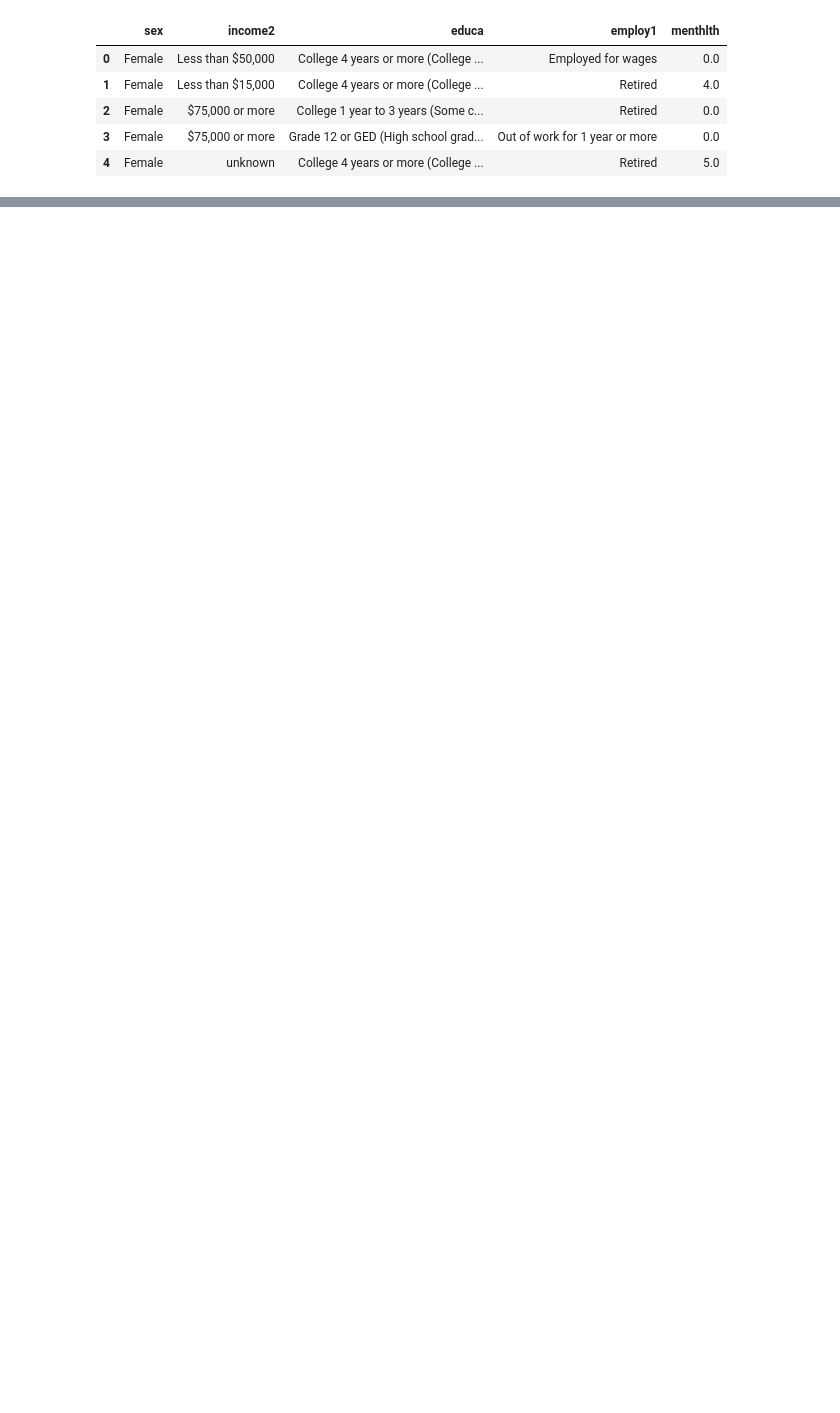
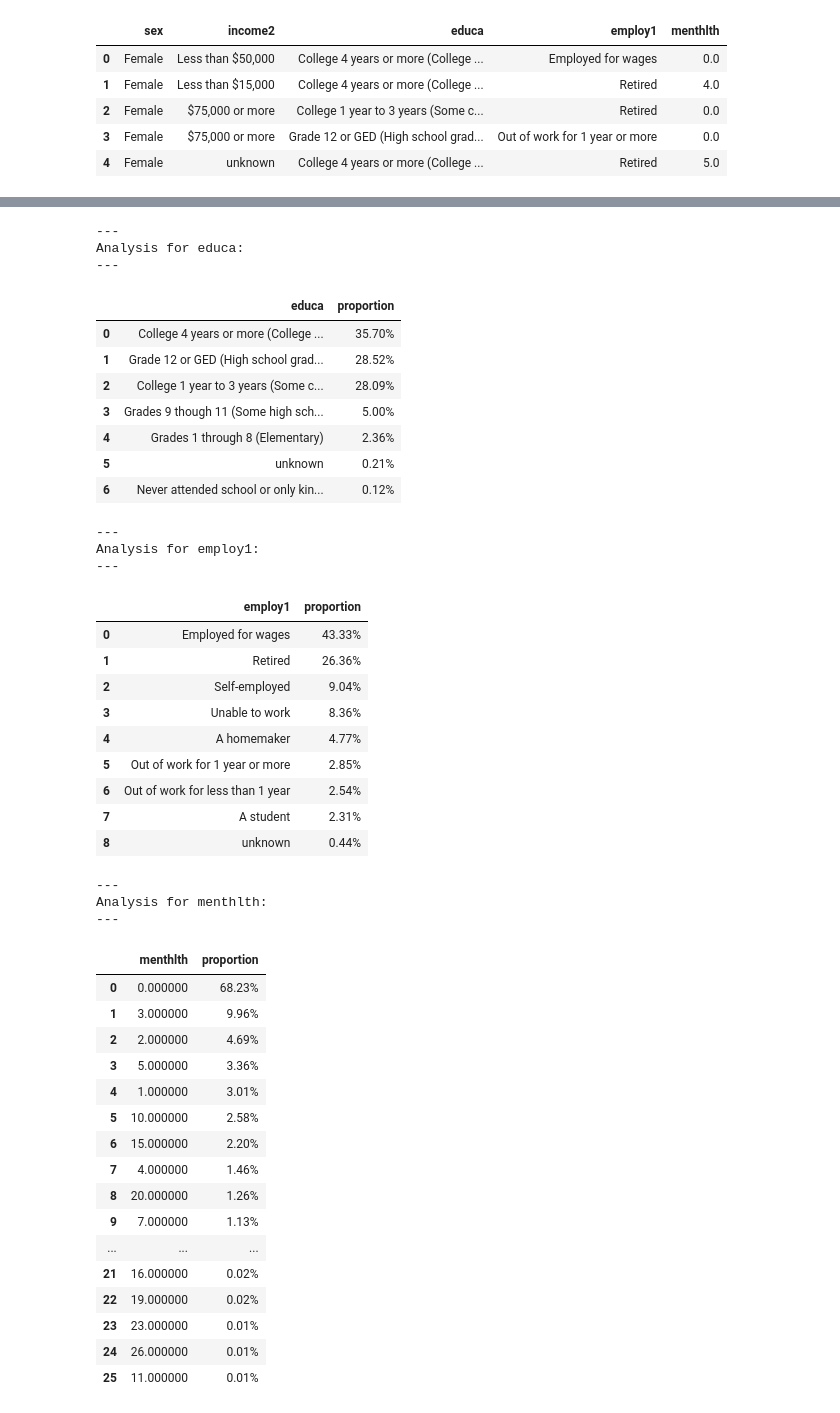
Before and after one commit to yagoTobi/Intro-Estadistica-Computacional, a Jupyter notebook: LabFinal/Notebooks-Practical/Question4.ipynb, the cells around one changed output, grey strips where cells are left out. Drawn from its saved outputs; the diff is of its cells as text; code cells hidden in the pictures; blank space fills up the shorter version.

```diff
--- a/LabFinal/Notebooks-Practical/Question4.ipynb
+++ b/LabFinal/Notebooks-Practical/Question4.ipynb
@@ -156,0 +147,10 @@ print(results)
+# %%
+for column in columns_of_interest:
+    print(f"---\nAnalysis for {column}:\n---")
+    # Format the 'proportion' column to show percentage symbols
+    formatted_proportions = results[column]['Proportions'].style.format({
+        'proportion': '{:.2f}%'.format
+    })
+
+    display(formatted_proportions)
+# %% [output]
@@ -156,0 +176,44 @@ print(results)
+---
+Analysis for educa:
+---
+|  | educa | proportion |
+| 0 | College 4 years or more (College ... | 35.70% |
+| 1 | Grade 12 or GED (High school grad... | 28.52% |
+| 2 | College 1 year to 3 years (Some c... | 28.09% |
+| 3 | Grades 9 though 11 (Some high sch... | 5.00% |
+| 4 | Grades 1 through 8 (Elementary) | 2.36% |
+| 5 | unknown | 0.21% |
+| 6 | Never attended school or only kin... | 0.12% |
+---
+Analysis for employ1:
+---
+|  | employ1 | proportion |
+| 0 | Employed for wages | 43.33% |
+| 1 | Retired | 26.36% |
+| 2 | Self-employed | 9.04% |
+| 3 | Unable to work | 8.36% |
+| 4 | A homemaker | 4.77% |
+| 5 | Out of work for 1 year or more | 2.85% |
+| 6 | Out of work for less than 1 year | 2.54% |
+| 7 | A student | 2.31% |
+| 8 | unknown | 0.44% |
+---
+Analysis for menthlth:
+---
+|  | menthlth | proportion |
+| 0 | 0.000000 | 68.23% |
+| 1 | 3.000000 | 9.96% |
+| 2 | 2.000000 | 4.69% |
+| 3 | 5.000000 | 3.36% |
+| 4 | 1.000000 | 3.01% |
+| 5 | 10.000000 | 2.58% |
+| 6 | 15.000000 | 2.20% |
+| 7 | 4.000000 | 1.46% |
+| 8 | 20.000000 | 1.26% |
+| 9 | 7.000000 | 1.13% |
+| ... | ... | ... |
+| 21 | 16.000000 | 0.02% |
+| 22 | 19.000000 | 0.02% |
+| 23 | 23.000000 | 0.01% |
+| 24 | 26.000000 | 0.01% |
+| 25 | 11.000000 | 0.01% |
```
Also changed, not shown: parts of 8 cells of this notebook.
